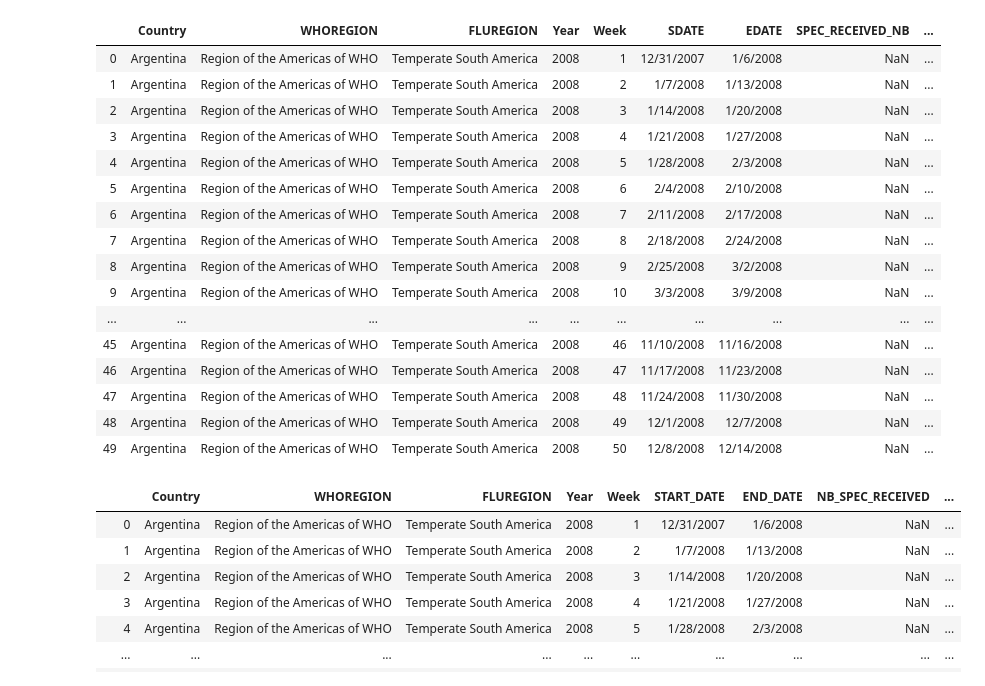
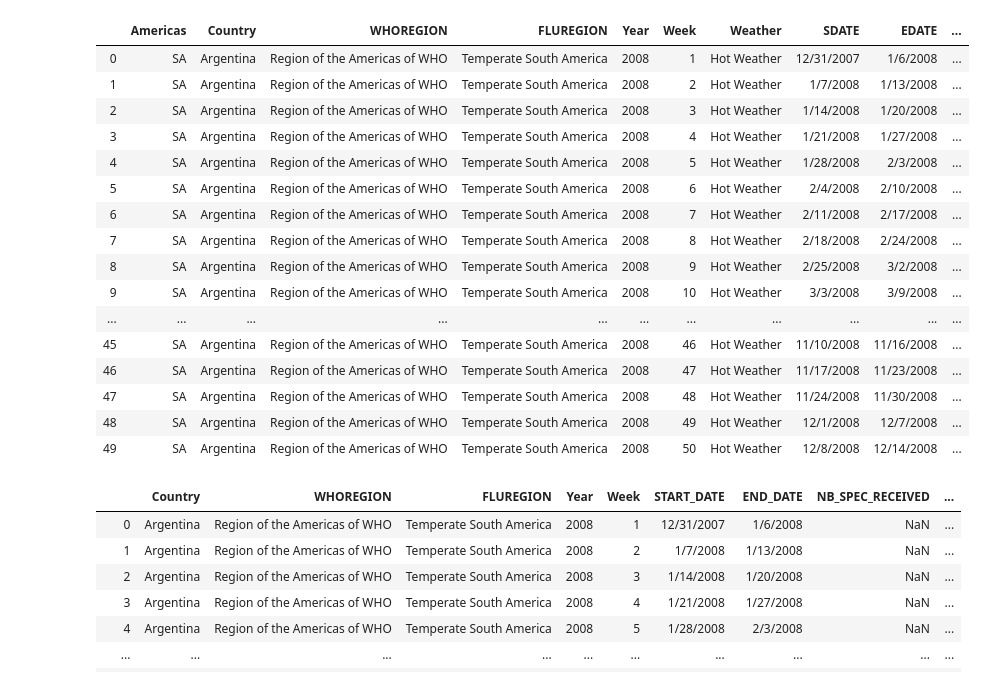
Before and after one commit to kgremillion/Analyzing_Pandemics, a Jupyter notebook: Data/Reading and Analyzing Data N1H1 America Region.ipynb.ipynb, the cells around one changed output. Saved outputs shown, nothing was run; the diff lists cells and outputs as text; code cells hidden in the pictures.

Commit message:
upload raw data files to generate tables

```diff
--- a/Data/Reading and Analyzing Data N1H1 America Region.ipynb.ipynb
+++ b/Data/Reading and Analyzing Data N1H1 America Region.ipynb.ipynb
@@ -7,26 +7,26 @@ import numpy as np
 # %%
 #Reading the data base from WHO.org regarding the H1N1 Epidemia
 
-influenza_data= pd.read_csv('Influenza N1H1 2008_2010 America.csv')
+influenza_data= pd.read_csv('Influenza Raw Data 2008-2010 Americas Region .csv')
 influenza_data.head(50)
 # %% [output]
-|  | Country | WHOREGION | FLUREGION | Year | Week | SDATE | EDATE | SPEC_RECEIVED_NB | ... |
-| 0 | Argentina | Region of the Americas of WHO | Temperate South America | 2008 | 1 | 12/31/2007 | 1/6/2008 | NaN | ... |
-| 1 | Argentina | Region of the Americas of WHO | Temperate South America | 2008 | 2 | 1/7/2008 | 1/13/2008 | NaN | ... |
-| 2 | Argentina | Region of the Americas of WHO | Temperate South America | 2008 | 3 | 1/14/2008 | 1/20/2008 | NaN | ... |
-| 3 | Argentina | Region of the Americas of WHO | Temperate South America | 2008 | 4 | 1/21/2008 | 1/27/2008 | NaN | ... |
-| 4 | Argentina | Region of the Americas of WHO | Temperate South America | 2008 | 5 | 1/28/2008 | 2/3/2008 | NaN | ... |
-| 5 | Argentina | Region of the Americas of WHO | Temperate South America | 2008 | 6 | 2/4/2008 | 2/10/2008 | NaN | ... |
-| 6 | Argentina | Region of the Americas of WHO | Temperate South America | 2008 | 7 | 2/11/2008 | 2/17/2008 | NaN | ... |
-| 7 | Argentina | Region of the Americas of WHO | Temperate South America | 2008 | 8 | 2/18/2008 | 2/24/2008 | NaN | ... |
-| 8 | Argentina | Region of the Americas of WHO | Temperate South America | 2008 | 9 | 2/25/2008 | 3/2/2008 | NaN | ... |
-| 9 | Argentina | Region of the Americas of WHO | Temperate South America | 2008 | 10 | 3/3/2008 | 3/9/2008 | NaN | ... |
-| ... | ... | ... | ... | ... | ... | ... | ... | ... | ... |
-| 45 | Argentina | Region of the Americas of WHO | Temperate South America | 2008 | 46 | 11/10/2008 | 11/16/2008 | NaN | ... |
-| 46 | Argentina | Region of the Americas of WHO | Temperate South America | 2008 | 47 | 11/17/2008 | 11/23/2008 | NaN | ... |
-| 47 | Argentina | Region of the Americas of WHO | Temperate South America | 2008 | 48 | 11/24/2008 | 11/30/2008 | NaN | ... |
-| 48 | Argentina | Region of the Americas of WHO | Temperate South America | 2008 | 49 | 12/1/2008 | 12/7/2008 | NaN | ... |
-| 49 | Argentina | Region of the Americas of WHO | Temperate South America | 2008 | 50 | 12/8/2008 | 12/14/2008 | NaN | ... |
+|  | Americas | Country | WHOREGION | FLUREGION | Year | Week | Weather | SDATE | EDATE | ... |
+| 0 | SA | Argentina | Region of the Americas of WHO | Temperate South America | 2008 | 1 | Hot Weather | 12/31/2007 | 1/6/2008 | ... |
+| 1 | SA | Argentina | Region of the Americas of WHO | Temperate South America | 2008 | 2 | Hot Weather | 1/7/2008 | 1/13/2008 | ... |
+| 2 | SA | Argentina | Region of the Americas of WHO | Temperate South America | 2008 | 3 | Hot Weather | 1/14/2008 | 1/20/2008 | ... |
+| 3 | SA | Argentina | Region of the Americas of WHO | Temperate South America | 2008 | 4 | Hot Weather | 1/21/2008 | 1/27/2008 | ... |
+| 4 | SA | Argentina | Region of the Americas of WHO | Temperate South America | 2008 | 5 | Hot Weather | 1/28/2008 | 2/3/2008 | ... |
+| 5 | SA | Argentina | Region of the Americas of WHO | Temperate South America | 2008 | 6 | Hot Weather | 2/4/2008 | 2/10/2008 | ... |
+| 6 | SA | Argentina | Region of the Americas of WHO | Temperate South America | 2008 | 7 | Hot Weather | 2/11/2008 | 2/17/2008 | ... |
+| 7 | SA | Argentina | Region of the Americas of WHO | Temperate South America | 2008 | 8 | Hot Weather | 2/18/2008 | 2/24/2008 | ... |
+| 8 | SA | Argentina | Region of the Americas of WHO | Temperate South America | 2008 | 9 | Hot Weather | 2/25/2008 | 3/2/2008 | ... |
+| 9 | SA | Argentina | Region of the Americas of WHO | Temperate South America | 2008 | 10 | Hot Weather | 3/3/2008 | 3/9/2008 | ... |
+| ... | ... | ... | ... | ... | ... | ... | ... | ... | ... | ... |
+| 45 | SA | Argentina | Region of the Americas of WHO | Temperate South America | 2008 | 46 | Hot Weather | 11/10/2008 | 11/16/2008 | ... |
+| 46 | SA | Argentina | Region of the Americas of WHO | Temperate South America | 2008 | 47 | Hot Weather | 11/17/2008 | 11/23/2008 | ... |
+| 47 | SA | Argentina | Region of the Americas of WHO | Temperate South America | 2008 | 48 | Hot Weather | 11/24/2008 | 11/30/2008 | ... |
+| 48 | SA | Argentina | Region of the Americas of WHO | Temperate South America | 2008 | 49 | Hot Weather | 12/1/2008 | 12/7/2008 | ... |
+| 49 | SA | Argentina | Region of the Americas of WHO | Temperate South America | 2008 | 50 | Hot Weather | 12/8/2008 | 12/14/2008 | ... |
 # %%
 #Renaming the columns for easy IDF
 
```
Also changed, not shown: 5 other files.
